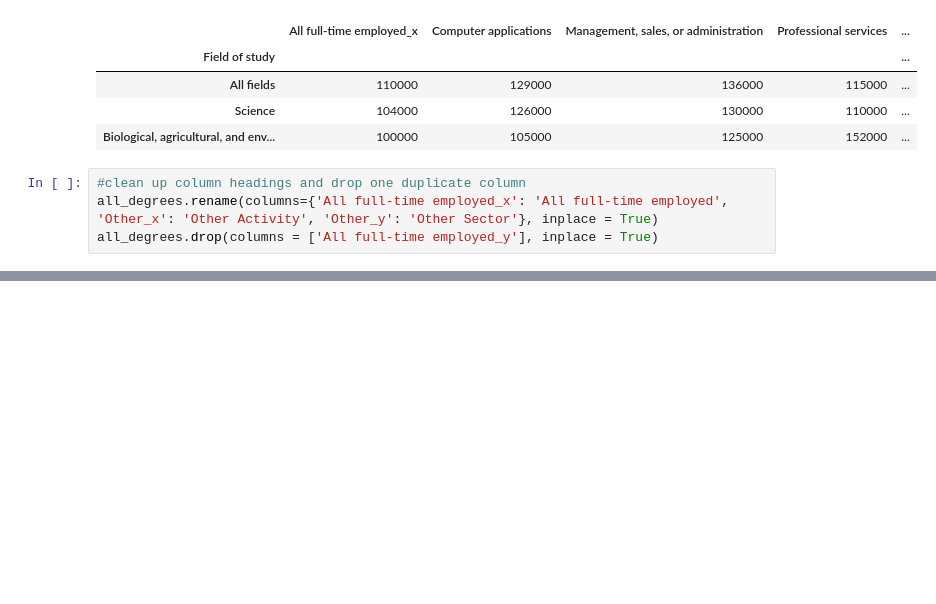
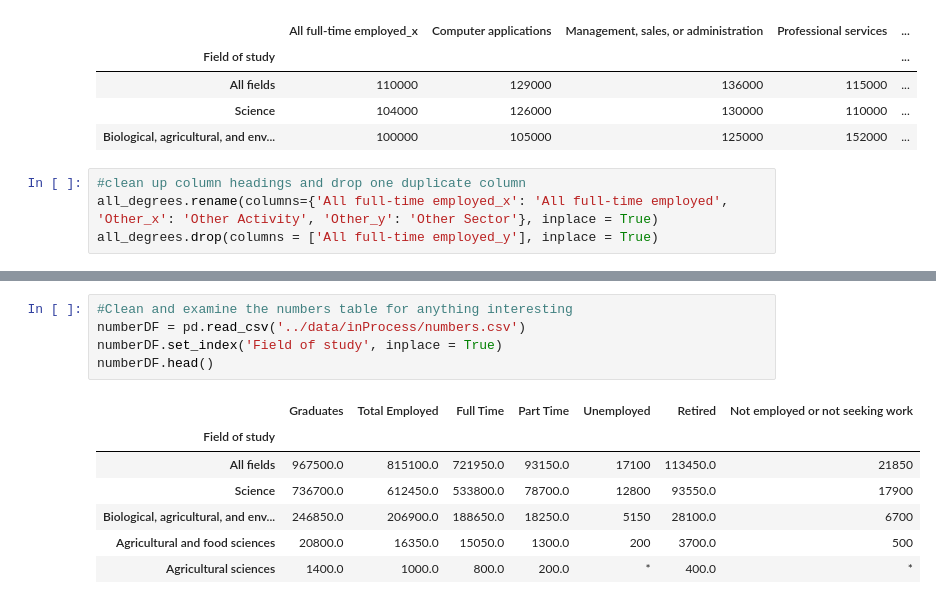
Before and after one commit to rick-stephenson/Capstone2PHD, a Jupyter notebook: Notebooks/Clean and combine.ipynb, the cells around one changed output, grey strips where cells are left out. Saved outputs shown, nothing was run; the diff lists cells and outputs as text; blank space fills up the shorter version.

```diff
--- a/Notebooks/Clean and combine.ipynb
+++ b/Notebooks/Clean and combine.ipynb
@@ -479,0 +439,13 @@ memory usage: 5.0+ KB
+# %%
+#Clean and examine the numbers table for anything interesting
+numberDF = pd.read_csv('../data/inProcess/numbers.csv')
+numberDF.set_index('Field of study', inplace = True)
+numberDF.head()
+# %% [output]
+|  | Graduates | Total Employed | Full Time | Part Time | Unemployed | Retired | Not employed or not seeking work |
+| Field of study |  |  |  |  |  |  |  |
+| All fields | 967500.0 | 815100.0 | 721950.0 | 93150.0 | 17100 | 113450.0 | 21850 |
+| Science | 736700.0 | 612450.0 | 533800.0 | 78700.0 | 12800 | 93550.0 | 17900 |
+| Biological, agricultural, and env... | 246850.0 | 206900.0 | 188650.0 | 18250.0 | 5150 | 28100.0 | 6700 |
+| Agricultural and food sciences | 20800.0 | 16350.0 | 15050.0 | 1300.0 | 200 | 3700.0 | 500 |
+| Agricultural sciences | 1400.0 | 1000.0 | 800.0 | 200.0 | * | 400.0 | * |
```
Also changed, not shown: parts of 19 cells of this notebook, 5 other files.
